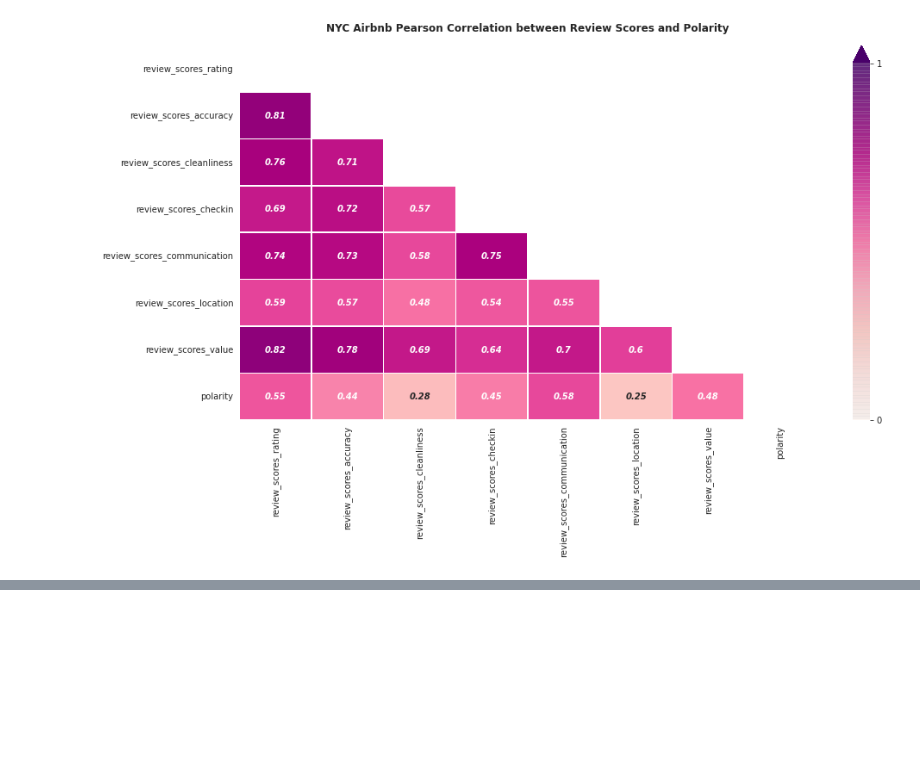
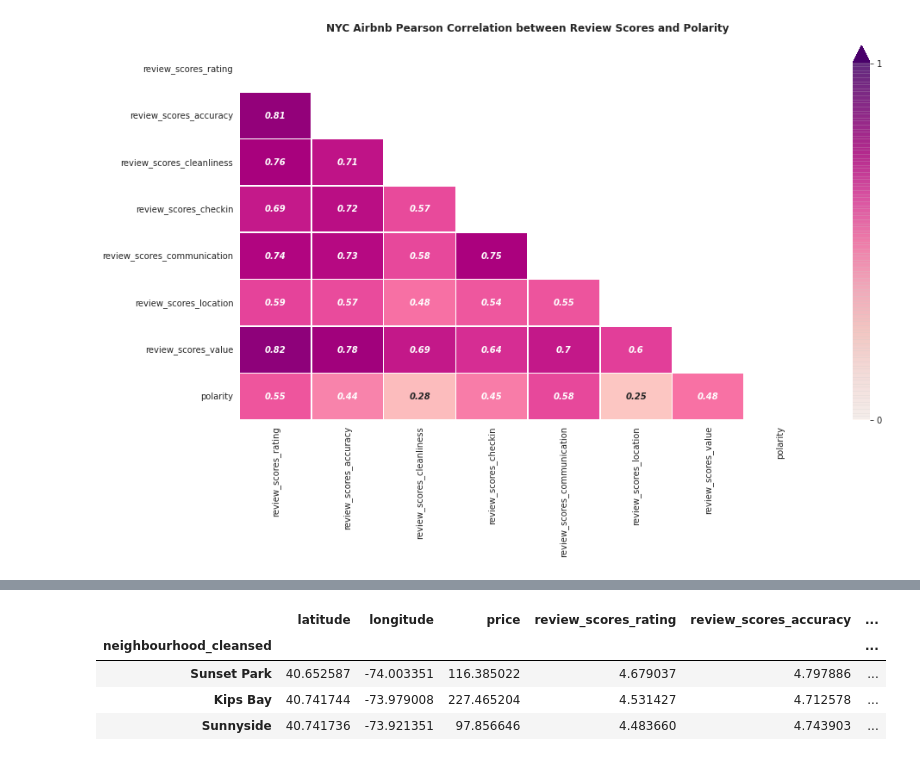
Before and after one commit to kamalova/Airbnb-Recommendation-Engine-NLP, a Jupyter notebook: Sentiment_Analysis.ipynb, the cells around one changed output, grey strips where cells are left out. Saved outputs shown, nothing was run; the diff lists cells and outputs as text; code cells hidden in the pictures; blank space fills up the shorter version.

```diff
--- a/Sentiment_Analysis.ipynb
+++ b/Sentiment_Analysis.ipynb
@@ -620,0 +659,8 @@ NameError: ignored
+# %%
+listings_neighb.sort_values(['polarity'], ascending=False).head(3)
+# %% [output]
+|  | latitude | longitude | price | review_scores_rating | review_scores_accuracy | ... |
+| neighbourhood_cleansed |  |  |  |  |  | ... |
+| Sunset Park | 40.652587 | -74.003351 | 116.385022 | 4.679037 | 4.797886 | ... |
+| Kips Bay | 40.741744 | -73.979008 | 227.465204 | 4.531427 | 4.712578 | ... |
+| Sunnyside | 40.741736 | -73.921351 | 97.856646 | 4.483660 | 4.743903 | ... |
```
Also changed, not shown: parts of 8 cells of this notebook.
